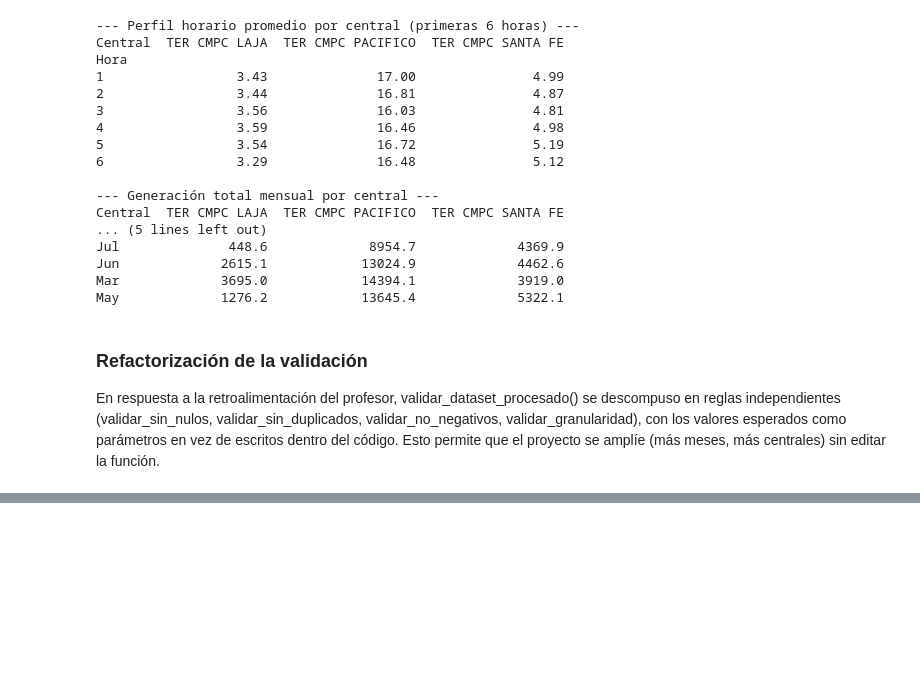
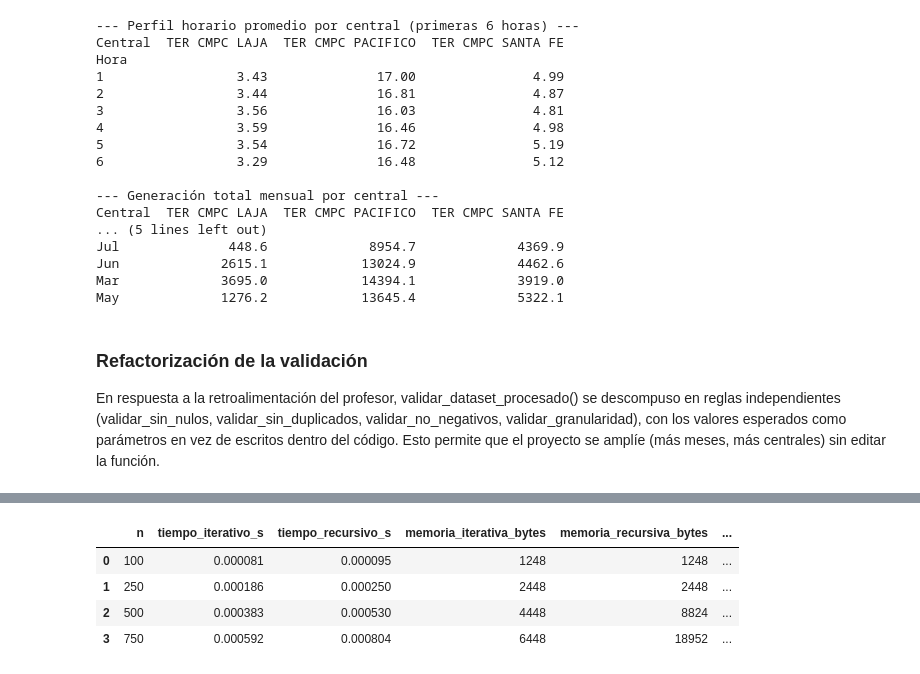
Before and after one commit to vedurancisterna-alt/Grupo-2-Sumativa-1-, a Jupyter notebook: F3/F3_nucleo_algoritmico.ipynb, the cells around one changed output, grey strips where cells are left out. Drawn from its saved outputs; the diff is of its cells as text; code cells hidden in the pictures; blank space fills up the shorter version.

```diff
--- a/F3/F3_nucleo_algoritmico.ipynb
+++ b/F3/F3_nucleo_algoritmico.ipynb
@@ -178,0 +311,21 @@ Granularidad OK, combinaciones: 729
+# %%
+# Serie real utilizada como base para la comparación
+valores_comparacion = (
+    datos_finales
+    .sort_values(["Central", "Fecha", "Hora"])["Generacion_MWh"]
+    .tolist()
+)
+
+comparacion_algoritmos = comparar_implementaciones(
+    valores_comparacion,
+    tamanos=(100, 250, 500, 750),
+    repeticiones=100
+)
+
+comparacion_algoritmos
+# %% [output]
+|  | n | tiempo_iterativo_s | tiempo_recursivo_s | memoria_iterativa_bytes | memoria_recursiva_bytes | ... |
+| 0 | 100 | 0.000081 | 0.000095 | 1248 | 1248 | ... |
+| 1 | 250 | 0.000186 | 0.000250 | 2448 | 2448 | ... |
+| 2 | 500 | 0.000383 | 0.000530 | 4448 | 8824 | ... |
+| 3 | 750 | 0.000592 | 0.000804 | 6448 | 18952 | ... |
```
Also changed, not shown: parts of 24 cells of this notebook.
